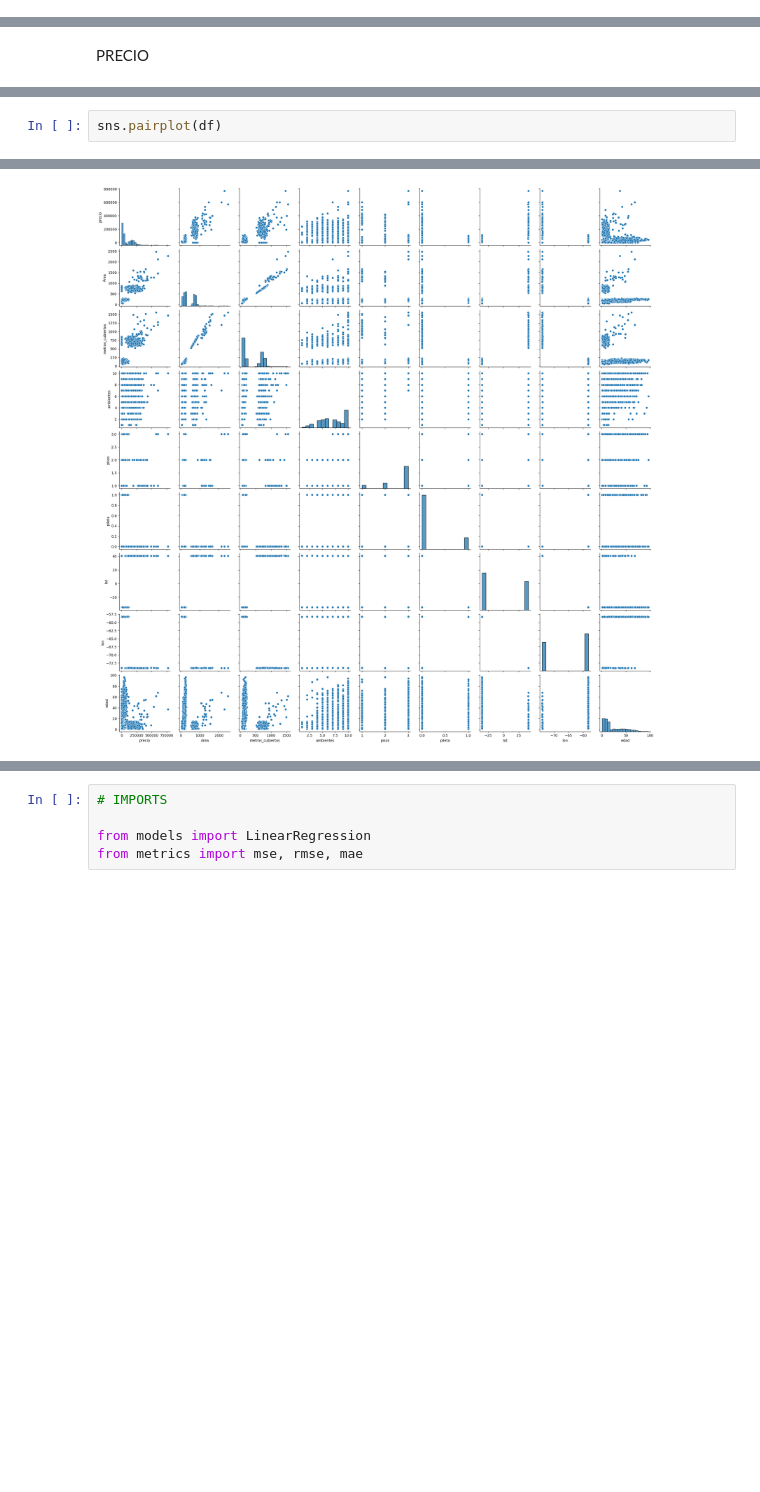
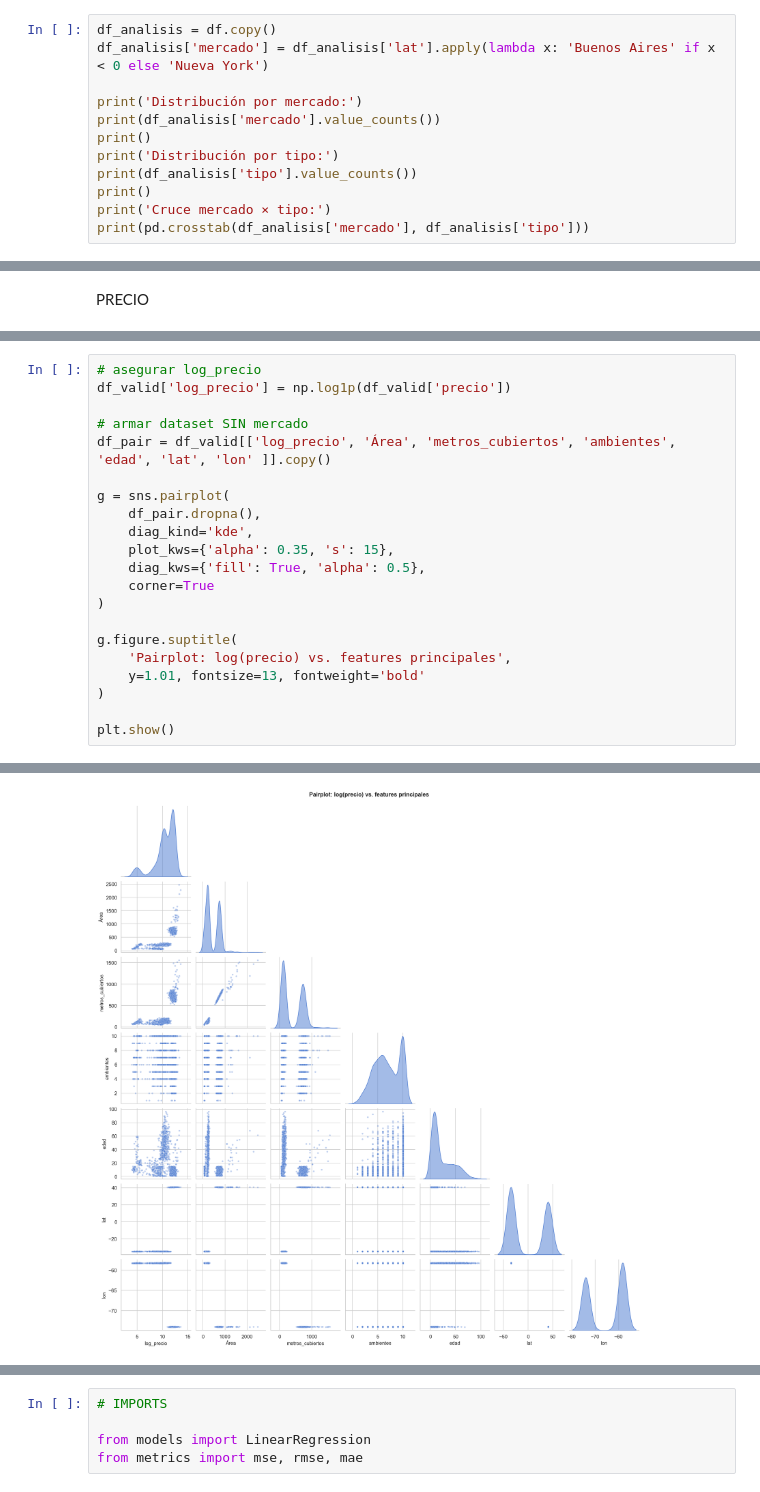
Before and after one commit to biancapaz/ml_tp1, a Jupyter notebook: notebooks/Entrega_TP1.ipynb, the cells around one changed output, grey strips where cells are left out. Saved outputs shown, nothing was run; the diff lists cells and outputs as text; blank space fills up the shorter version.

```diff
--- a/notebooks/Entrega_TP1.ipynb
+++ b/notebooks/Entrega_TP1.ipynb
@@ -163,0 +192,12 @@ LAT & LON
+# %%
+df_analisis = df.copy()
+df_analisis['mercado'] = df_analisis['lat'].apply(lambda x: 'Buenos Aires' if x < 0 else 'Nueva York')
+
+print('Distribución por mercado:')
+print(df_analisis['mercado'].value_counts())
+print()
+print('Distribución por tipo:')
+print(df_analisis['tipo'].value_counts())
+print()
+print('Cruce mercado × tipo:')
+print(pd.crosstab(df_analisis['mercado'], df_analisis['tipo']))
@@ -453,3 +433,22 @@ plt.show()
 # %%
-sns.pairplot(df)
+# asegurar log_precio
+df_valid['log_precio'] = np.log1p(df_valid['precio'])
+
+# armar dataset SIN mercado
+df_pair = df_valid[['log_precio', 'Área', 'metros_cubiertos', 'ambientes', 'edad', 'lat', 'lon' ]].copy()
+
+g = sns.pairplot(
+    df_pair.dropna(),
+    diag_kind='kde',
+    plot_kws={'alpha': 0.35, 's': 15},
+    diag_kws={'fill': True, 'alpha': 0.5},
+    corner=True
+)
+
+g.figure.suptitle(
+    'Pairplot: log(precio) vs. features principales',
+    y=1.01, fontsize=13, fontweight='bold'
+)
+
+plt.show()
 # %% [output]
@@ -457 +455 @@ sns.pairplot(df)
-[figure, old version]
+[figure, new version]
```
Also changed, not shown: parts of 114 cells of this notebook, 5 other files.
